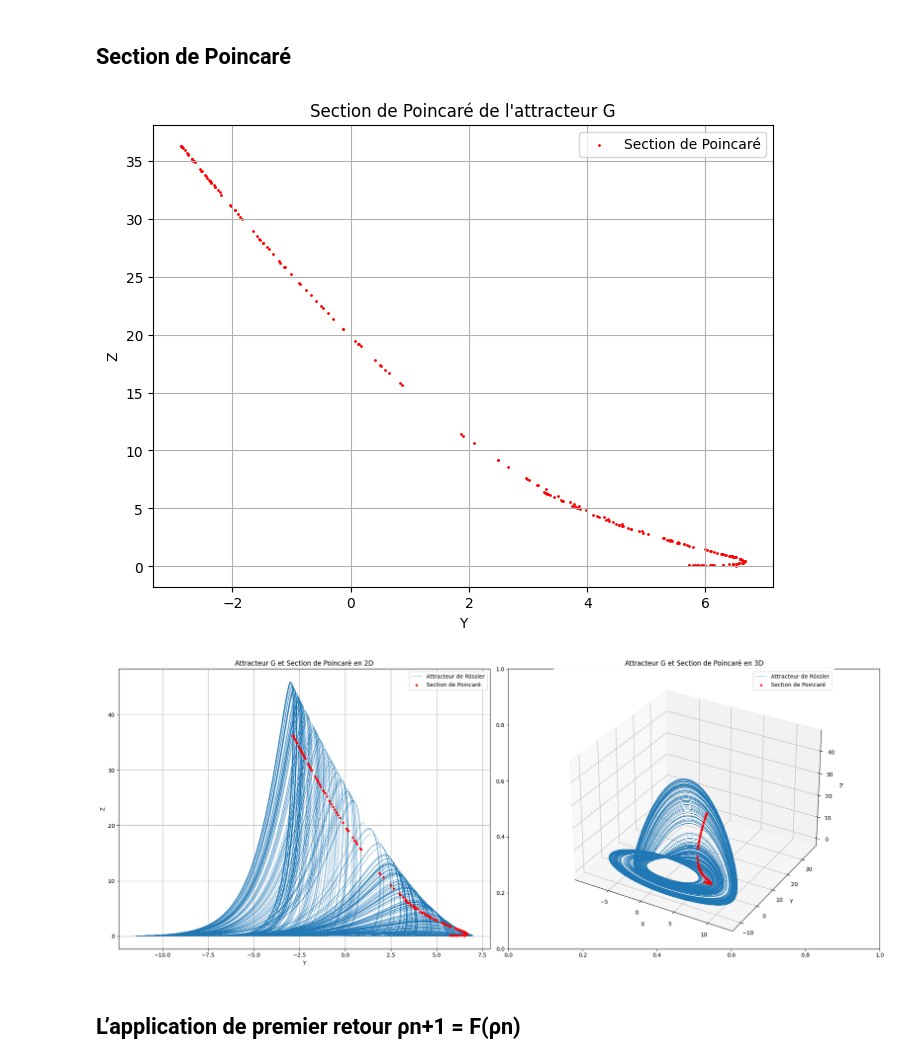
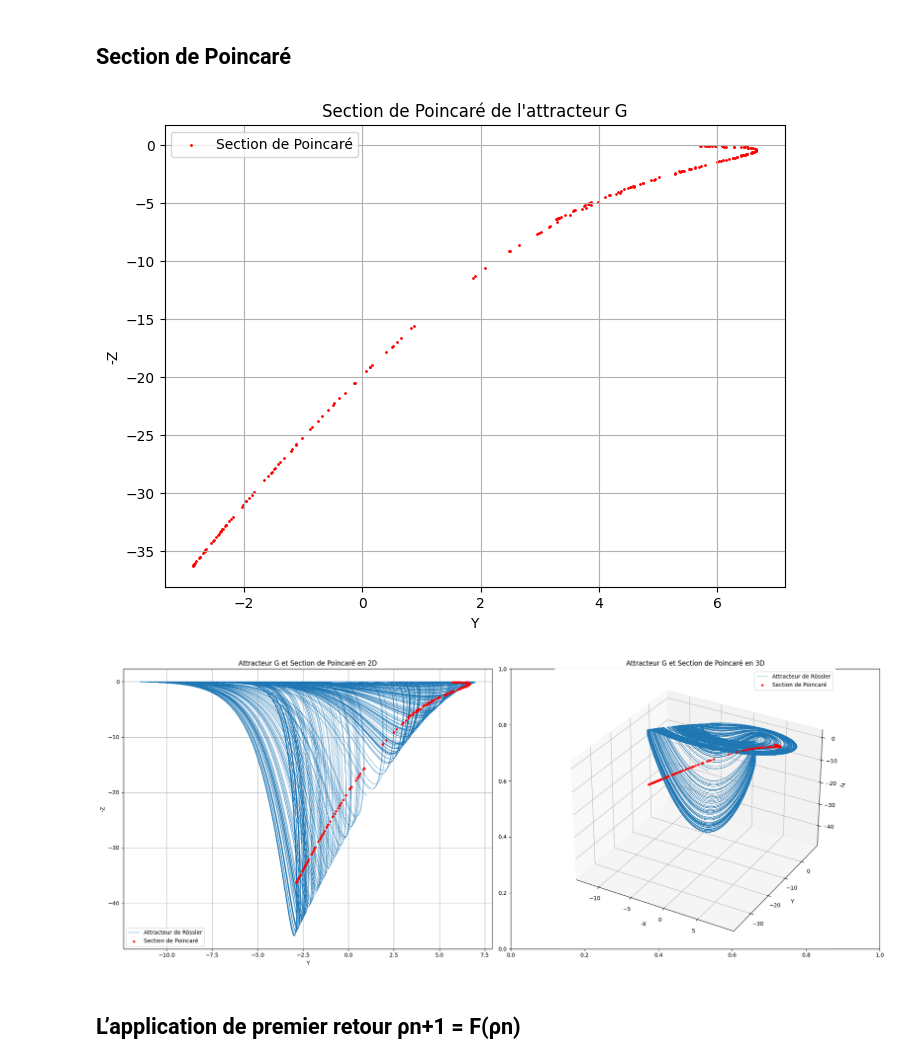
Before and after one commit to nadir-ogd/Analyse-des-attracteurs, a Jupyter notebook: code.ipynb, the cells around one changed output. Cells and saved outputs as stored; diff of their text form; code cells hidden in the pictures.

```diff
--- a/code.ipynb
+++ b/code.ipynb
@@ -240,49 +240,49 @@ poincare_points = section_poincare(results, x_minus)
 # Visualisation des points de la section de Poincaré
 plt.figure(figsize=(8, 6))
 if poincare_points.size > 0:
-    plt.scatter(poincare_points[:, 0], poincare_points[:, 1], color='red', s=1, label='Section de Poincaré')
+    plt.scatter(poincare_points[:, 0], -poincare_points[:, 1], color='red', s=1, label='Section de Poincaré')
     plt.xlabel('Y')
-    plt.ylabel('Z')
+    plt.ylabel('-Z')
     plt.title('Section de Poincaré de l\'attracteur G')
     plt.legend()
     plt.grid(True)
 else:
     print("Aucun point n'a été capturé dans la section de Poincaré.")
 plt.show()
 
 # Définir la taille de la figure contenant les deux subplots
 fig, (ax1, ax2) = plt.subplots(1, 2, figsize=(20, 8))
 
 # Tracé 2D de l'attracteur et de la section de Poincaré
-ax1.plot(results[:, 1], results[:, 2], lw=0.5, label="Attracteur de Rössler")
+ax1.plot(results[:, 1], -results[:, 2], lw=0.5, label="Attracteur de Rössler")
 if poincare_points.size > 0:
-    ax1.scatter(poincare_points[:, 0], poincare_points[:, 1], color='red', s=10, zorder=5, label='Section de Poincaré')
+    ax1.scatter(poincare_points[:, 0], -poincare_points[:, 1], color='red', s=10, zorder=5, label='Section de Poincaré')
 else:
     print("Aucun point n'a été capturé dans la section de Poincaré.")
 ax1.set_xlabel('Y')
-ax1.set_ylabel('Z')
+ax1.set_ylabel('-Z')
 ax1.set_title('Attracteur G et Section de Poincaré en 2D')
 ax1.legend()
 ax1.grid(True)
 
 # Tracé 3D de l'attracteur et de la section de Poincaré
 ax2 = fig.add_subplot(122, projection='3d')
-ax2.plot(results[:, 0], results[:, 1], results[:, 2], lw=0.5, label="Attracteur de Rössler")
+ax2.plot(-results[:, 0], results[:, 1], -results[:, 2], lw=0.5, label="Attracteur de Rössler")
 if poincare_points.size > 0:
-    ax2.scatter(poincare_points[:, 0], poincare_points[:, 1], x_minus * np.ones(poincare_points.shape[0]), color='red', s=10, label='Section de Poincaré')
+    ax2.scatter(poincare_points[:, 0], -poincare_points[:, 1], x_minus * np.ones(poincare_points.shape[0]), color='red', s=10, label='Section de Poincaré')
 else:
     print("Aucun point n'a été capturé dans la section de Poincaré.")
-ax2.set_xlabel('X')
+ax2.set_xlabel('-X')
 ax2.set_ylabel('Y')
-ax2.set_zlabel('Z')
+ax2.set_zlabel('-Z')
 ax2.set_title('Attracteur G et Section de Poincaré en 3D')
 ax2.legend()
 
 plt.tight_layout()
 plt.show()
 # %% [output]
-[figure, old version]
+[figure, new version]
-[figure, old version]
+[figure, new version]
 # %% [markdown]
 ## L’application de premier retour ρn+1 = F(ρn)
 # %%
```
Also changed, not shown: parts of 1 cell of this notebook.
